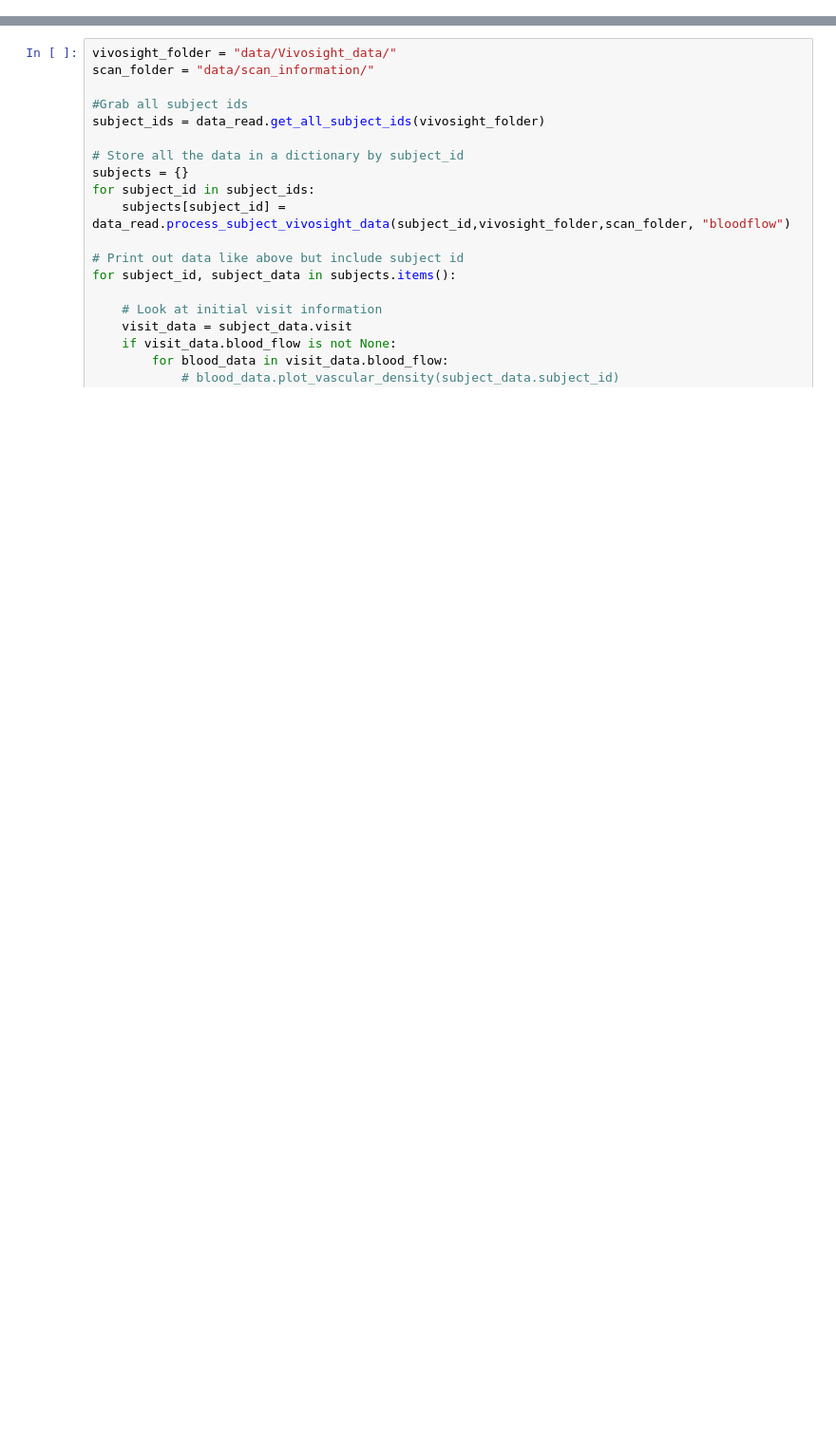
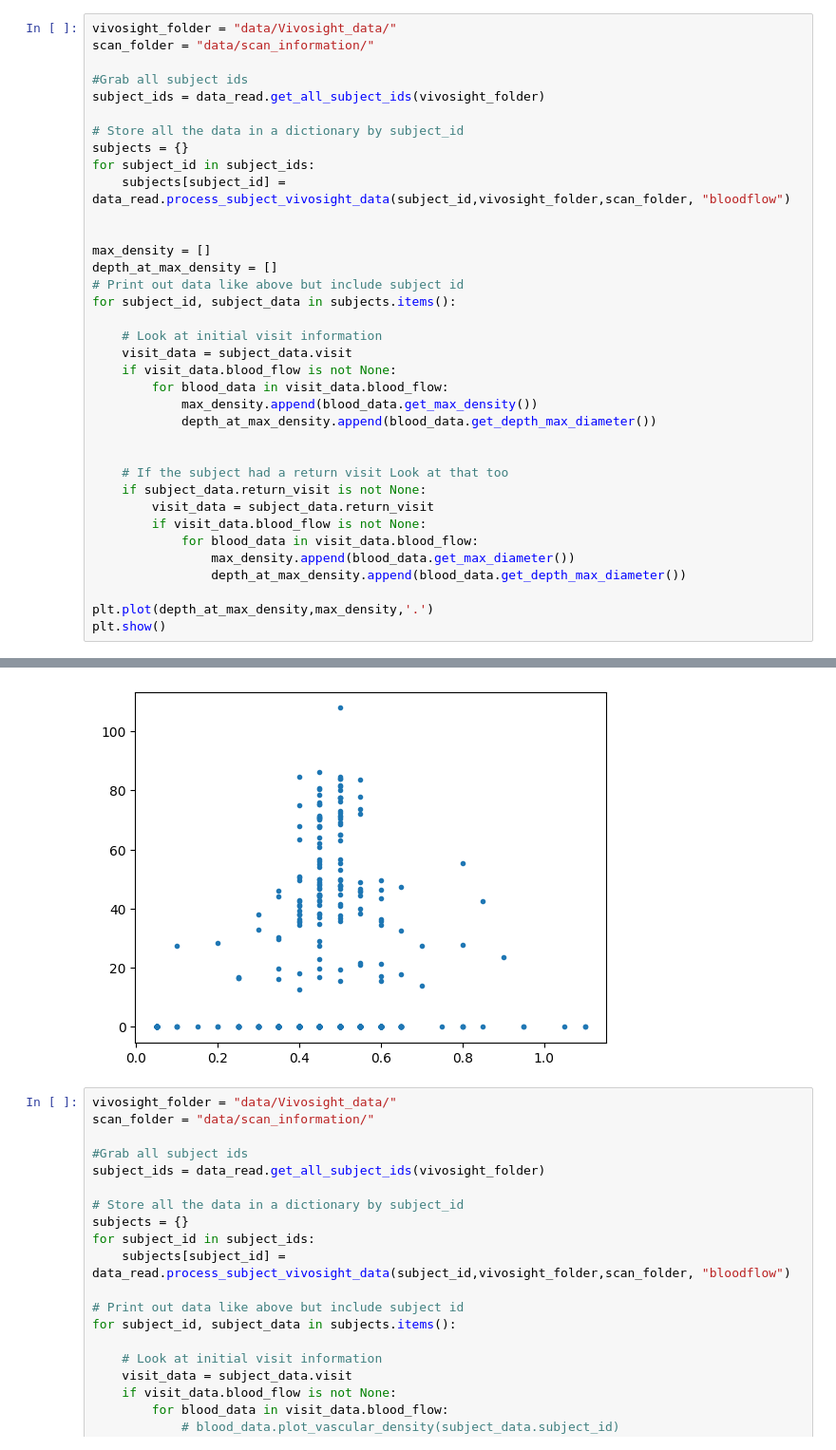
Before and after one commit to alejjara1/MeS_Vivosight, a Jupyter notebook: code/test_blood_flow.ipynb, the cells around one changed output, grey strips where cells are left out. Shown at 95% size. Cells and saved outputs as stored; diff of their text form; blank space fills up the shorter version.

```diff
--- a/code/test_blood_flow.ipynb
+++ b/code/test_blood_flow.ipynb
@@ -48,0 +50,37 @@ No artists with labels found to put in legend.  Note that artists whose label st
+# %%
+vivosight_folder = "data/Vivosight_data/"
+scan_folder = "data/scan_information/"
+
+#Grab all subject ids
+subject_ids = data_read.get_all_subject_ids(vivosight_folder)
+
+# Store all the data in a dictionary by subject_id
+subjects = {}
+for subject_id in subject_ids:
+    subjects[subject_id] = data_read.process_subject_vivosight_data(subject_id,vivosight_folder,scan_folder, "bloodflow")
+
+
+max_density = []
+depth_at_max_density = []
+# Print out data like above but include subject id
+for subject_id, subject_data in subjects.items():
+
+    # Look at initial visit information
+    visit_data = subject_data.visit
+    if visit_data.blood_flow is not None:
+        for blood_data in visit_data.blood_flow:
+            max_density.append(blood_data.get_max_density())
+            depth_at_max_density.append(blood_data.get_depth_max_diameter())
+
+
+    # If the subject had a return visit Look at that too
+    if subject_data.return_visit is not None:
+        visit_data = subject_data.return_visit
+        if visit_data.blood_flow is not None:
+            for blood_data in visit_data.blood_flow:
+                max_density.append(blood_data.get_max_diameter())
+                depth_at_max_density.append(blood_data.get_depth_max_diameter())
+
+plt.plot(depth_at_max_density,max_density,'.')
+plt.show()
+# %% [output]
@@ -49,3 +104,4 @@ No artists with labels found to put in legend.  Note that artists whose label st
+[figure, added]
 # %%
 vivosight_folder = "data/Vivosight_data/"
 scan_folder = "data/scan_information/"
```
Also changed, not shown: parts of 8 cells of this notebook, 4 other files.
